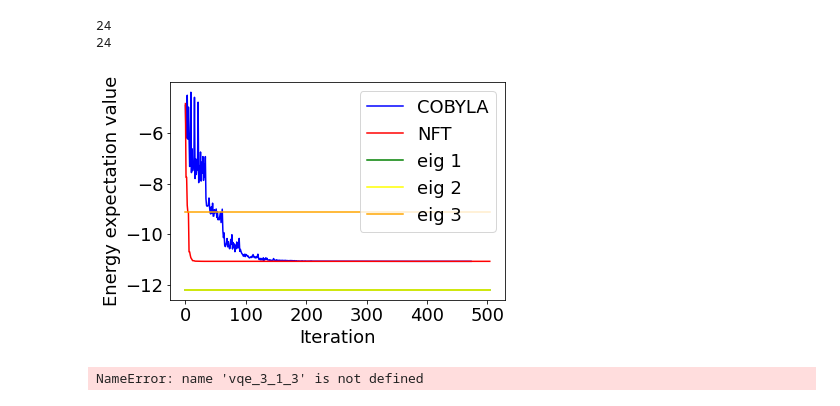
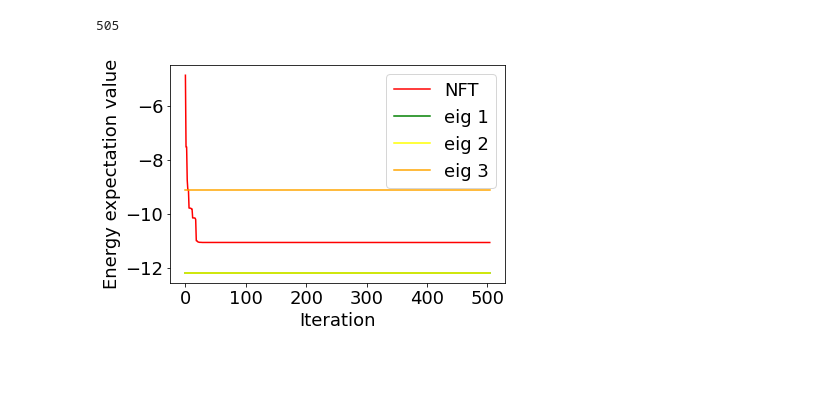
Before and after one commit to terapoon/qrao_experiment, a Jupyter notebook: qulacs/play_ground.ipynb, the cells around one changed output. Drawn from its saved outputs; the diff is of its cells as text; code cells hidden in the pictures; blank space fills up the shorter version.

```diff
--- a/qulacs/play_ground.ipynb
+++ b/qulacs/play_ground.ipynb
@@ -156,9 +81,9 @@ Iter    cost
 # %%
-hamiltonian_matrix = qrac_3_1.get_hamiltonian_matrix(H_3_1)
+hamiltonian_matrix = qrac.get_hamiltonian_matrix(H)
 
 from numpy.linalg import eigh
 
 w, v = eigh(hamiltonian_matrix)
 
-print("opt: ", w[0], ", sol: ", cost_history_3_1[-1], ", ", cost_history_3_1_2[-1])
+print("opt: ", w[0], ", sol: ", cost_history[-1], ", ", cost_history[-1])
 # %% [output]
@@ -207,56 +128,35 @@ VQE ENERGY: -11.071978652839205
 # %%
-print(len(best_theta_list_3_1))
-print(len(best_theta_list_3_1_2))
-# print(len(best_theta_list_3_1_3))
+print(len(cost_history_0))
+print(len(cost_history_1))
+print(len(cost_history_1_2))
 # %% [output]
-24
-24
+505
 # %%
 import matplotlib.pyplot as plt
 
 %matplotlib inline
 
 plt.rcParams["font.size"] = 18
-# plt.plot(cost_history_1_1, color="red", label="VQE_1_1")
-# plt.plot(cost_history_2_1, color="green", label="VQE_2_1")
-plt.plot(cost_history_3_1, color="blue", label="COBYLA")
-plt.plot(cost_history_3_1_2, color="red", label="NFT")
+plt.plot(cost_history, color="red", label="NFT")
 plt.plot(
-    [w[0] for i in range(max(len(cost_history_3_1), len(cost_history_3_1_2)))],
+    [w[0] for i in range(max(len(cost_history), len(cost_history)))],
     color="green",
     label="eig 1",
 )
 plt.plot(
-    [w[1] for i in range(max(len(cost_history_3_1), len(cost_history_3_1_2)))],
+    [w[1] for i in range(max(len(cost_history), len(cost_history)))],
     color="yellow",
     label="eig 2",
 )
 plt.plot(
-    [w[2] for i in range(max(len(cost_history_3_1), len(cost_history_3_1_2)))],
+    [w[2] for i in range(max(len(cost_history), len(cost_history)))],
     color="orange",
     label="eig 3",
 )
 
-# plt.plot(cost_history_3_1_3, color="green", label="VQE_3_1_3")
 plt.xlabel("Iteration")
 plt.ylabel("Energy expectation value")
 plt.legend()
 plt.show()
 # %% [output]
-[figure, old version]
+[figure, new version]
-# %%
-from rounding import MagicRounding
-
-# mr_1_1 = MagicRounding(1, 1, 10000, vqe_1_1, qrac_1_1)
-# mr_2_1 = MagicRounding(2, 1, 10000, vqe_2_1, qrac_2_1)
-mr_3_1 = MagicRounding(3, 1, 10000, vqe_3_1, qrac_3_1)
-mr_3_1_2 = MagicRounding(3, 1, 10000, vqe_3_1_2, qrac_3_1)
-mr_3_1_3 = MagicRounding(3, 1, 10000, vqe_3_1_3, qrac_3_1)
-
-# sol_counts_1_1 = mr_1_1.round(best_theta_list_1_1)
-# sol_counts_2_1 = mr_2_1.round(best_theta_list_2_1)
-sol_counts_3_1 = mr_3_1.round(best_theta_list_3_1)
-sol_counts_3_1_2 = mr_3_1_2.round(best_theta_list_3_1_2)
-sol_counts_3_1_3 = mr_3_1_3.round(best_theta_list_3_1_3)
-# %% [output]
-NameError: name 'vqe_3_1_3' is not defined
```
Also changed, not shown: parts of 14 cells of this notebook, 5 other files.
